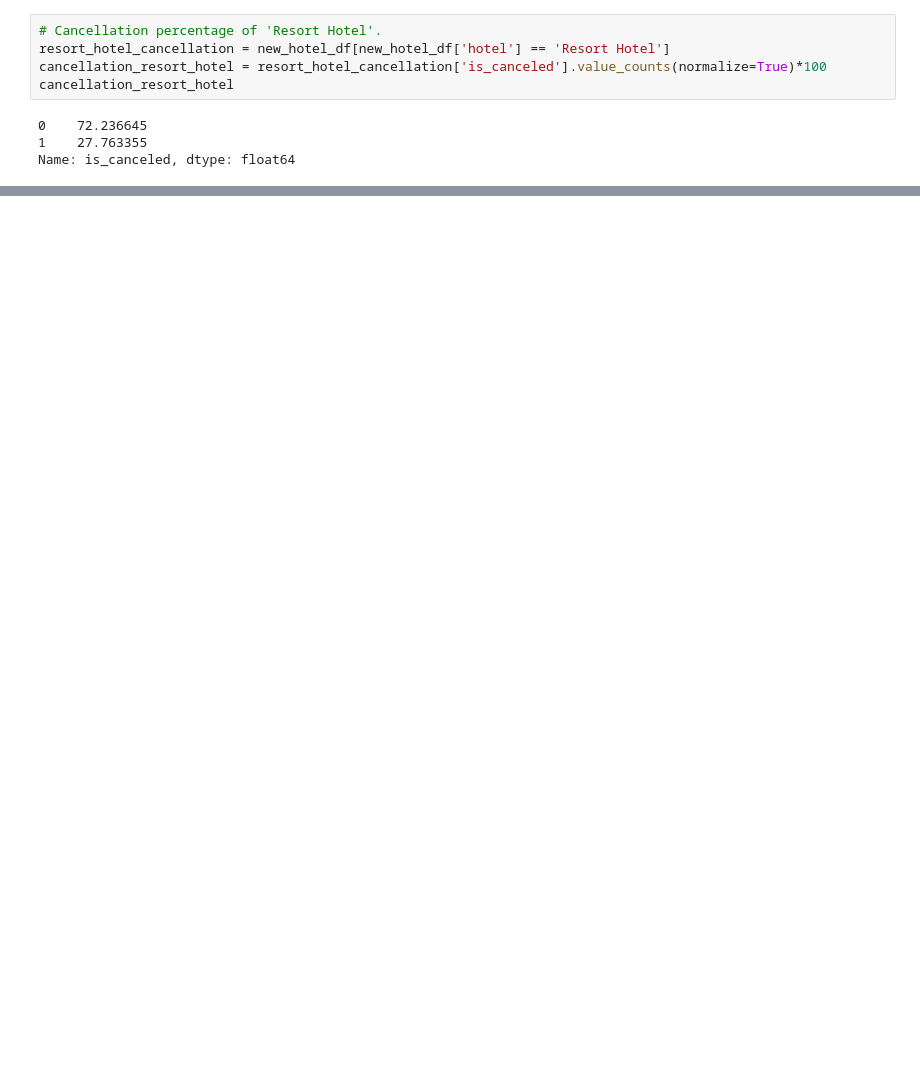
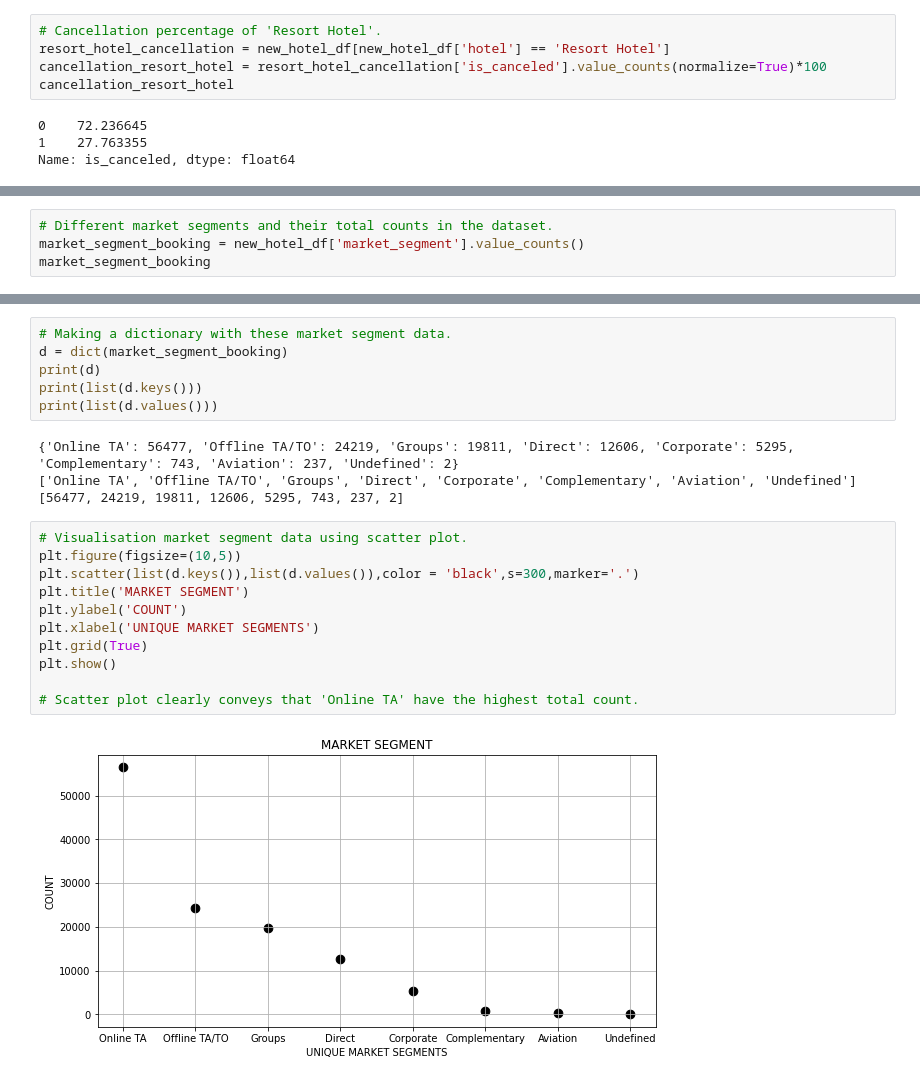
Before and after one commit to Arka1212/Hotel-Booking-Analysis, a Jupyter notebook: Hotel_Booking_Analysis_Capstone_Project.ipynb, the cells around one changed output, grey strips where cells are left out. Drawn from its saved outputs; the diff is of its cells as text; blank space fills up the shorter version.

```diff
--- a/Hotel_Booking_Analysis_Capstone_Project.ipynb
+++ b/Hotel_Booking_Analysis_Capstone_Project.ipynb
@@ -458,0 +469,4 @@ plt.show()
+# %%
+# Different market segments and their total counts in the dataset.
+market_segment_booking = new_hotel_df['market_segment'].value_counts()
+market_segment_booking
@@ -458,0 +483,23 @@ plt.show()
+# %%
+# Making a dictionary with these market segment data.
+d = dict(market_segment_booking)
+print(d)
+print(list(d.keys()))
+print(list(d.values()))
+# %% [output]
+{'Online TA': 56477, 'Offline TA/TO': 24219, 'Groups': 19811, 'Direct': 12606, 'Corporate': 5295, 'Complementary': 743, 'Aviation': 237, 'Undefined': 2}
+['Online TA', 'Offline TA/TO', 'Groups', 'Direct', 'Corporate', 'Complementary', 'Aviation', 'Undefined']
+[56477, 24219, 19811, 12606, 5295, 743, 237, 2]
+# %%
+# Visualisation market segment data using scatter plot.
+plt.figure(figsize=(10,5))
+plt.scatter(list(d.keys()),list(d.values()),color = 'black',s=300,marker='.')
+plt.title('MARKET SEGMENT')
+plt.ylabel('COUNT')
+plt.xlabel('UNIQUE MARKET SEGMENTS')
+plt.grid(True)
+plt.show()
+
+# Scatter plot clearly conveys that 'Online TA' have the highest total count.
+# %% [output]
+[figure, added]
```
Also changed, not shown: parts of 7 cells of this notebook.
